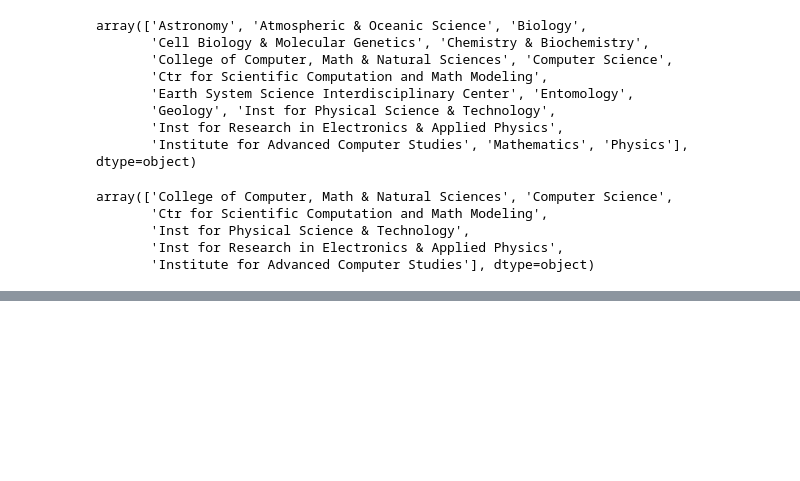
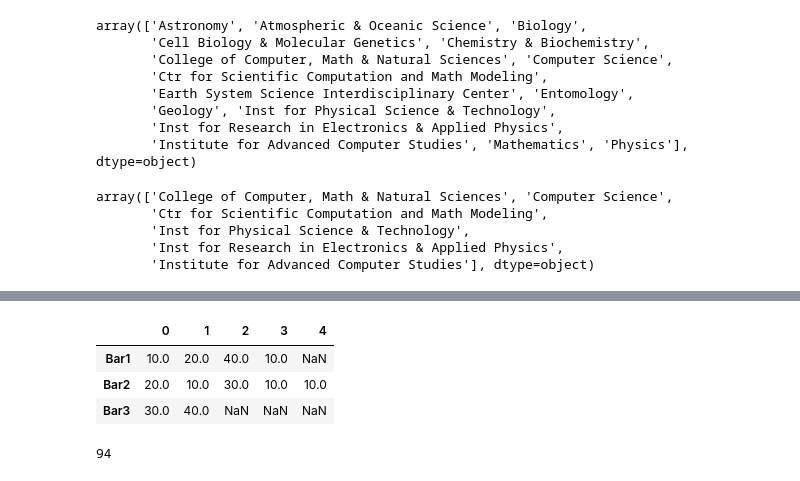
Before and after one commit to rosegaray/UMDSalaryGuideData, a Jupyter notebook: 320_FInal_Project.ipynb, the cells around one changed output, grey strips where cells are left out. Cells and saved outputs as stored; diff of their text form; code cells hidden in the pictures; blank space fills up the shorter version.

```diff
--- a/320_FInal_Project.ipynb
+++ b/320_FInal_Project.ipynb
@@ -305,0 +442,19 @@ means2
+# %%
+# import matplotlib.pyplot as plt
+# import matplotlib
+matplotlib.style.use("ggplot")
+
+df = pd.DataFrame([pd.Series([10,20,40,10,np.nan]), pd.Series([20,10,30,10,10]), pd.Series([30,40, np.nan, np.nan, np.nan])], index=["Bar1", "Bar2", "Bar3"])
+df
+
+# df.plot.bar(stacked=True)
+# plt.show()
+# %% [output]
+|  | 0 | 1 | 2 | 3 | 4 |
+| Bar1 | 10.0 | 20.0 | 40.0 | 10.0 | NaN |
+| Bar2 | 20.0 | 10.0 | 30.0 | 10.0 | 10.0 |
+| Bar3 | 30.0 | 40.0 | NaN | NaN | NaN |
+# %%
+len(df_17.Dept.unique())
+# %% [output]
+94
```
Also changed, not shown: parts of 24 cells of this notebook.
